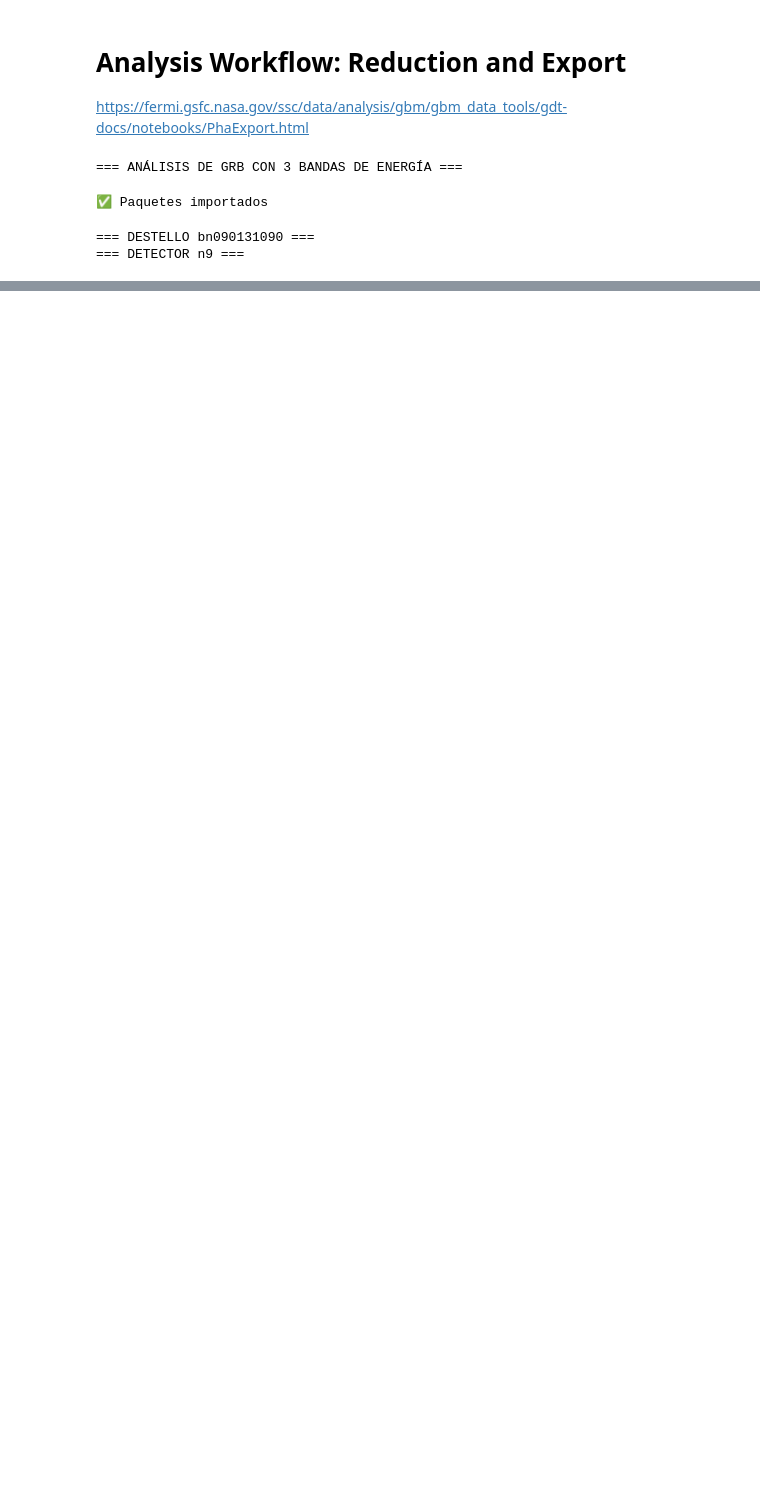
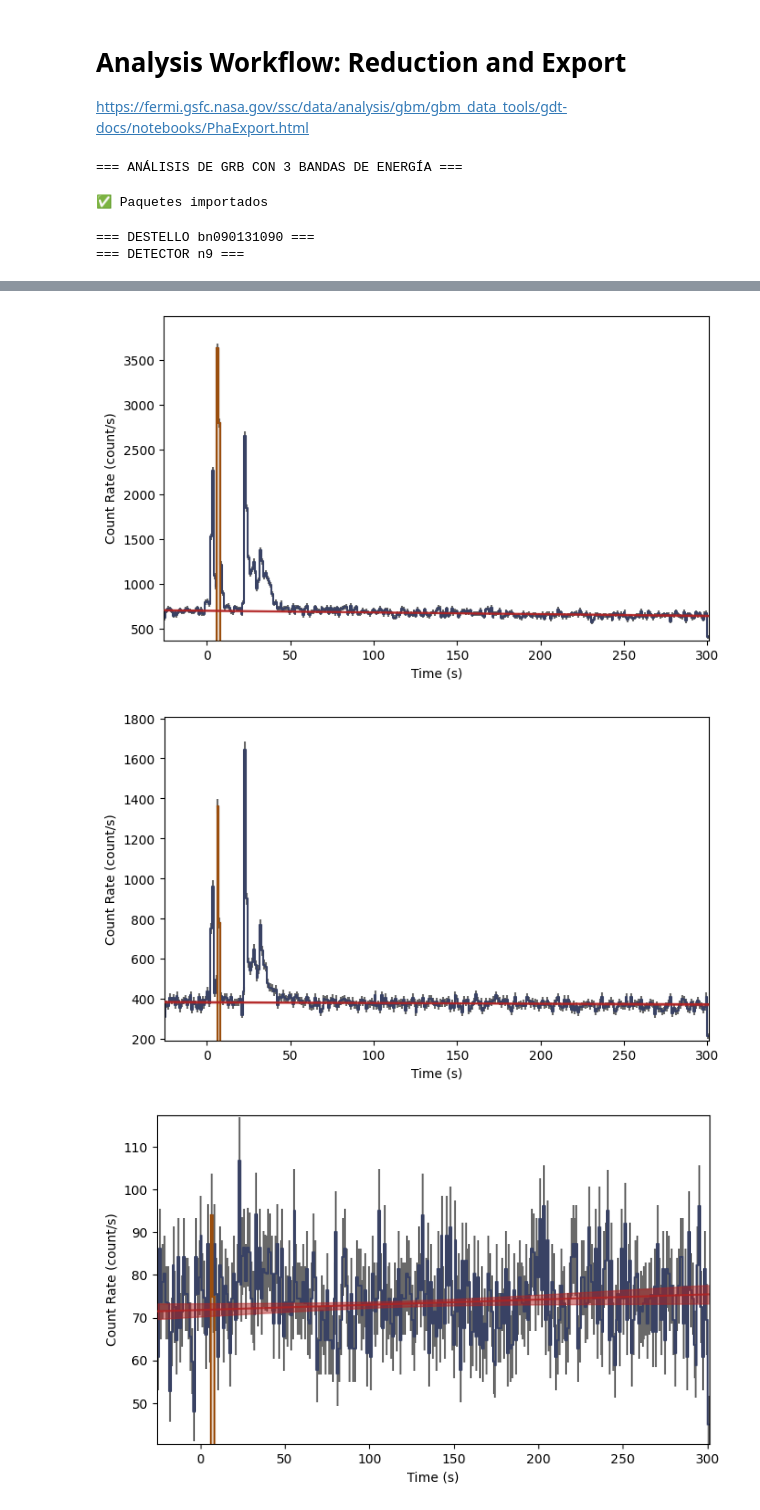
Before and after one commit to MASilva139/F807, a Jupyter notebook: Trabajos/3-Bandas.ipynb, the cells around one changed output, grey strips where cells are left out. Saved outputs shown, nothing was run; the diff lists cells and outputs as text; code cells hidden in the pictures; blank space fills up the shorter version.

```diff
--- a/Trabajos/3-Bandas.ipynb
+++ b/Trabajos/3-Bandas.ipynb
@@ -138,0 +215,23 @@ plt.show()
+# %%
+# Our lightcurve source selection
+src_time = (7.0, 8.0)
+
+# Curva 1
+src_lc1 = phaii.to_lightcurve(time_range=src_time, energy_range=erange1)
+lcplot1 = Lightcurve(data=lc_data1, background=lc_bkgd1)
+lcplot1.add_selection(src_lc1)
+
+
+# Curva 2
+src_lc2 = phaii.to_lightcurve(time_range=src_time, energy_range=erange2)
+lcplot2 = Lightcurve(data=lc_data2, background=lc_bkgd2)
+lcplot2.add_selection(src_lc2)
+
+# Curva 3
+src_lc3 = phaii.to_lightcurve(time_range=src_time, energy_range=erange3)
+lcplot3 = Lightcurve(data=lc_data3, background=lc_bkgd3)
+lcplot3.add_selection(src_lc3)
+# %% [output]
+[figure, added]
+[figure, added]
+[figure, added]
```
Also changed, not shown: parts of 9 cells of this notebook.
